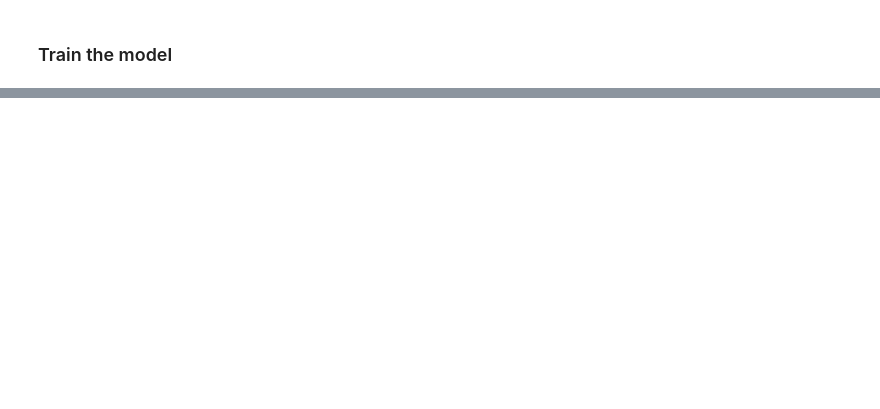
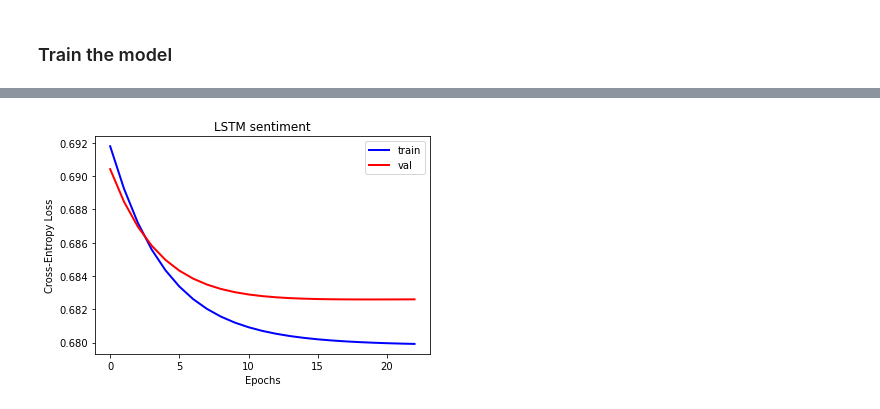
Before and after one commit to dawidkubicki/kaggle-disaster-tweets, a Jupyter notebook: tensorflow-text-only.ipynb, the cells around one changed output, grey strips where cells are left out. Cells and saved outputs as stored; diff of their text form; code cells hidden in the pictures; blank space fills up the shorter version.

Commit message:
tf sequential solution

```diff
--- a/tensorflow-text-only.ipynb
+++ b/tensorflow-text-only.ipynb
@@ -91,0 +110,2 @@ train_ds, t
+# %%
+train_ds, test_ds = train_test_split(X_train, test_size=0.2, random_state=42, shuffle=False)
@@ -104,2 +176,17 @@ NameError: name 'tf' is not defined
 # %% [markdown]
 ### Train the model
+# %%
+#training params
+batch_size = 256
+num_epochs = 40
+
+#model parameters
+num_filters = 64
+embed_dim = 100
+weight_decay = 1e-4
+
+nb_words = min(MAX_WORDS, len(word_index)+1)
+
+print(nb_words)
+
+embedding_matrix = np.zeros((nb_words, embed_dim))
@@ -105,0 +195,9 @@ NameError: name 'tf' is not defined
+# %%
+from tensorflow.keras.layers import BatchNormalization
+model = tf.keras.Sequential()
+model.add(tf.keras.layers.Embedding(nb_words, embed_dim, input_length=max_seq_len, weights=[embedding_matrix],trainable=False))
+model.add(tf.keras.layers.Bidirectional(tf.keras.layers.LSTM(32, return_sequences= True)))
+model.add(tf.keras.layers.Dense(32,activation='relu'))
+model.add(tf.keras.layers.Dropout(0.2))
+model.add(tf.keras.layers.Dense(1,activation='sigmoid'))
+model.summary()
@@ -105,0 +223,7 @@ NameError: name 'tf' is not defined
+# %%
+from tensorflow.keras.optimizers import RMSprop
+from tensorflow.keras.callbacks import ModelCheckpoint
+from tensorflow.keras.callbacks import EarlyStopping
+model.compile(loss='binary_crossentropy', optimizer='adam', metrics=['accuracy'])
+
+history = model.fit(word_seq_train, y_train, batch_size=256, epochs=10, validation_split=0.3, callbacks=[es_callback], shuffle=False)
@@ -106,3 +251,17 @@ NameError: name 'tf' is not defined
+# %%
+#generate plots
+import matplotlib.pyplot as plt
+
+plt.figure()
+plt.plot(history.history['loss'], lw=2.0, color='b', label='train')
+plt.plot(history.history['val_loss'], lw=2.0, color='r', label='val')
+plt.title('LSTM sentiment')
+plt.xlabel('Epochs')
+plt.ylabel('Cross-Entropy Loss')
+plt.legend(loc='upper right')
+plt.show()
+# %% [output]
+[figure, added]
 # %%
 # #model class
 
```
Also changed, not shown: parts of 12 cells of this notebook, 3 other files.
